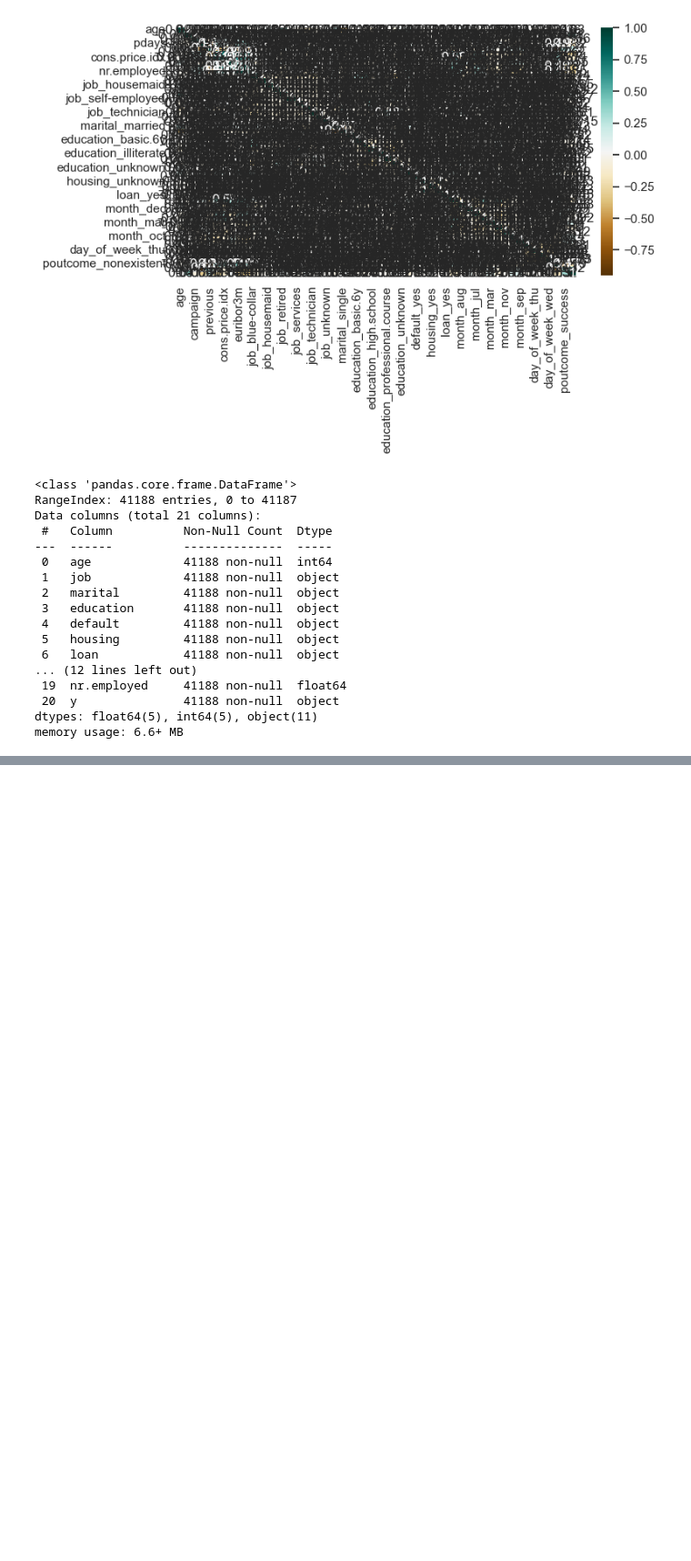
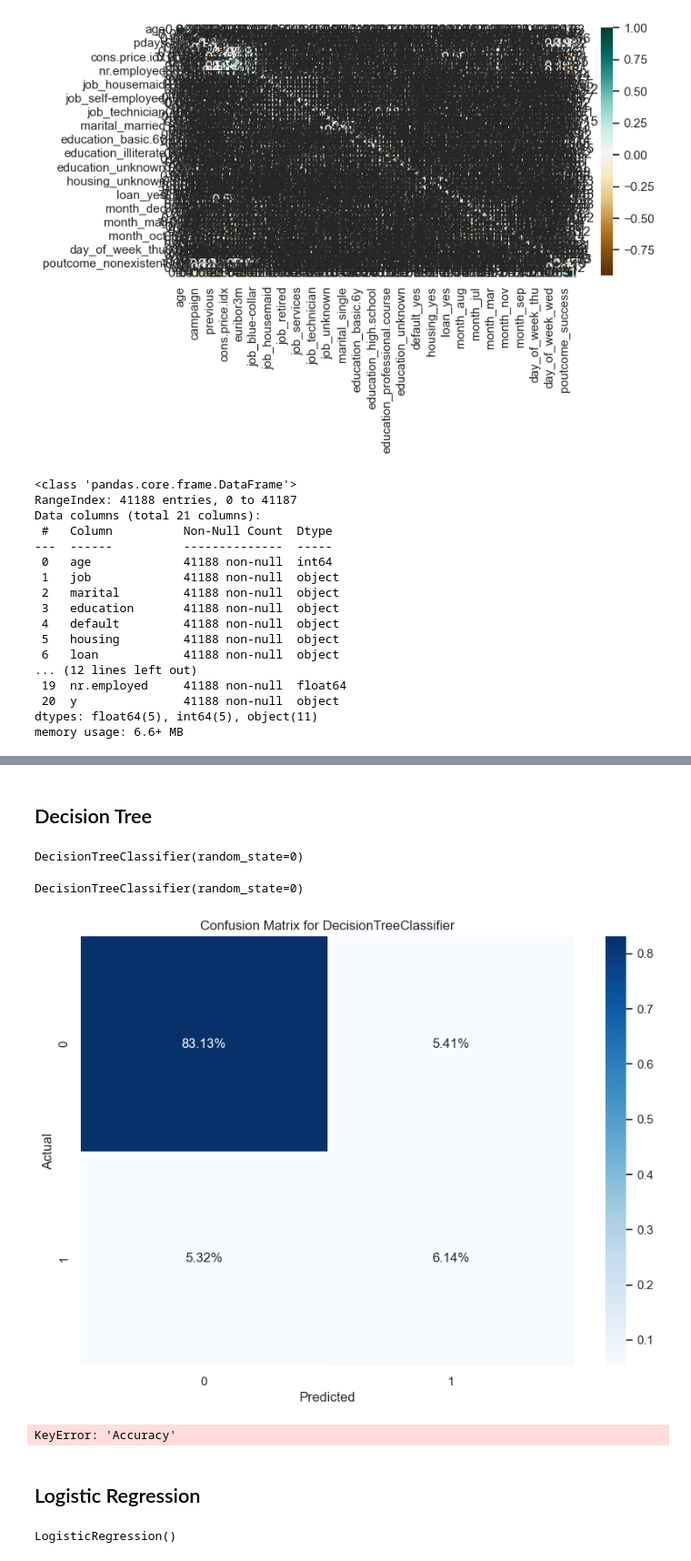
Before and after one commit to Soha1950/-Ass17.1, a Jupyter notebook: Untitled-checkpoint (1).ipynb, the cells around one changed output, grey strips where cells are left out. Shown: that part at 91% size. Drawn from its saved outputs; the diff is of its cells as text; code cells hidden in the pictures; blank space fills up the shorter version.

```diff
--- a/Untitled-checkpoint (1).ipynb
+++ b/Untitled-checkpoint (1).ipynb
@@ -454,0 +354,9 @@ ValueError: could not convert string to float: 'duration'
+# %% [markdown]
+## Decision Tree
+# %%
+from sklearn import tree
+
+dtc = tree.DecisionTreeClassifier(random_state=0)
+dtc.fit(x_train, y_train)
+# %% [output]
+DecisionTreeClassifier(random_state=0)
@@ -454,0 +400,26 @@ ValueError: could not convert string to float: 'duration'
+# %%
+from sklearn import tree
+
+dtc = tree.DecisionTreeClassifier(random_state=0)
+dtc.fit(x_train, y_train)
+# %% [output]
+DecisionTreeClassifier(random_state=0)
+# %%
+dtc_eval = evaluate_model(dtc, x_test, y_test)
+
+print(f'Accuracy: {dtc_eval["Accuracy"]}')
+print(f'Precision: {dtc_eval["Precision"]}')
+print(f'Recall: {dtc_eval["Recall"]}')
+print(f'F1 Score: {dtc_eval["F1 Score"]}')
+print(f'AUC: {dtc_eval["AUC"]}')
+# %% [output]
+[figure, added]
+KeyError: 'Accuracy'
+# %% [markdown]
+## Logistic Regression
+# %%
+from sklearn.linear_model import LogisticRegression
+logreg = LogisticRegression()
+logreg.fit(x_train,y_train)
+# %% [output]
+LogisticRegression()
```
Also changed, not shown: parts of 19 cells of this notebook.
